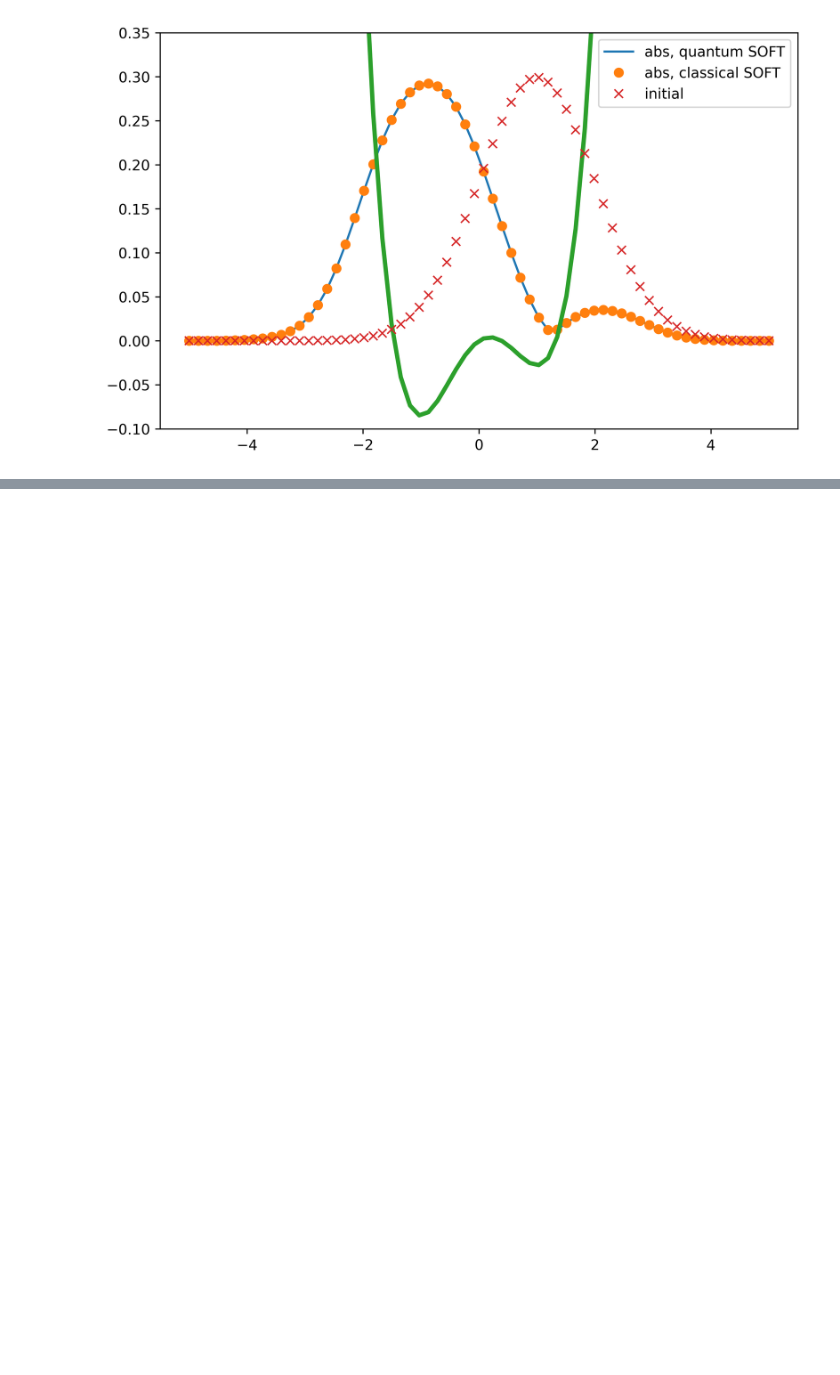
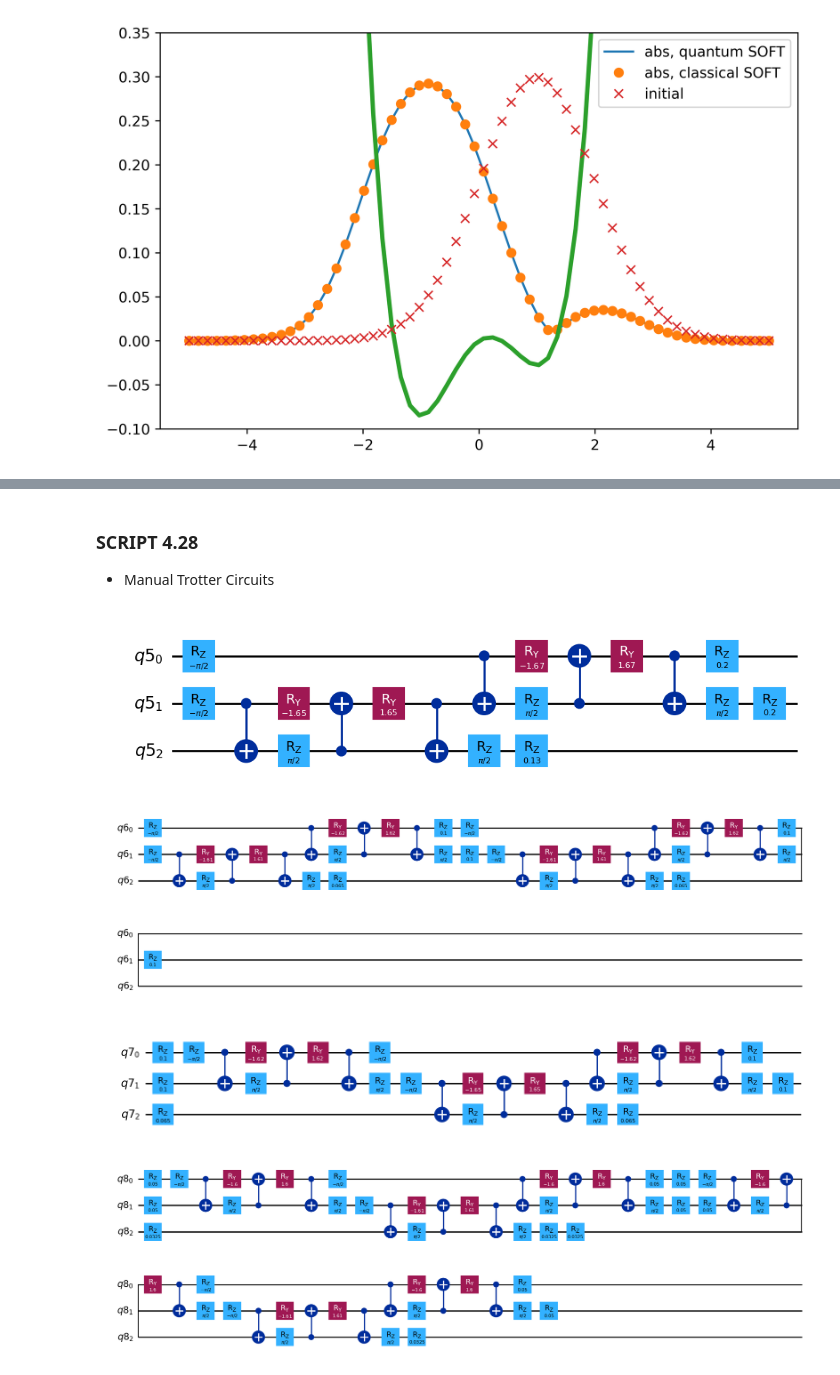
Before and after one commit to xavierralynne-star/Quantum-Computing, a Jupyter notebook: Quantum_Chemistry_4.ipynb, the cells around one changed output, grey strips where cells are left out. Saved outputs shown, nothing was run; the diff lists cells and outputs as text; code cells hidden in the pictures; blank space fills up the shorter version.

```diff
--- a/Quantum_Chemistry_4.ipynb
+++ b/Quantum_Chemistry_4.ipynb
@@ -351,0 +916,15 @@ plt.show()
+# %% [markdown]
+### SCRIPT 4.28 ###
+- Manual Trotter Circuits
+# %%
+spin_chain_hamiltonian = get_heisenberg_hamiltonian(num_q, ham_coeffs)
+spin_chain_hamiltonian = sum(spin_chain_hamiltonian)
+display(get_manual_Trotter(num_q, spin_chain_hamiltonian, 0.1).draw('mpl'))
+display(get_manual_Trotter(num_q, spin_chain_hamiltonian, 0.1,n_trotter=2).draw('mpl'))
+display(get_manual_Trotter(num_q, spin_chain_hamiltonian, 0.1, trotter_type='symmetric').draw('mpl'))
+display(get_manual_Trotter(num_q, spin_chain_hamiltonian, 0.1, n_trotter=2,trotter_type='symmetric').draw('mpl'))
+# %% [output]
+[figure, added]
+[figure, added]
+[figure, added]
+[figure, added]
```
Also changed, not shown: parts of 66 cells of this notebook, 1 other file.
